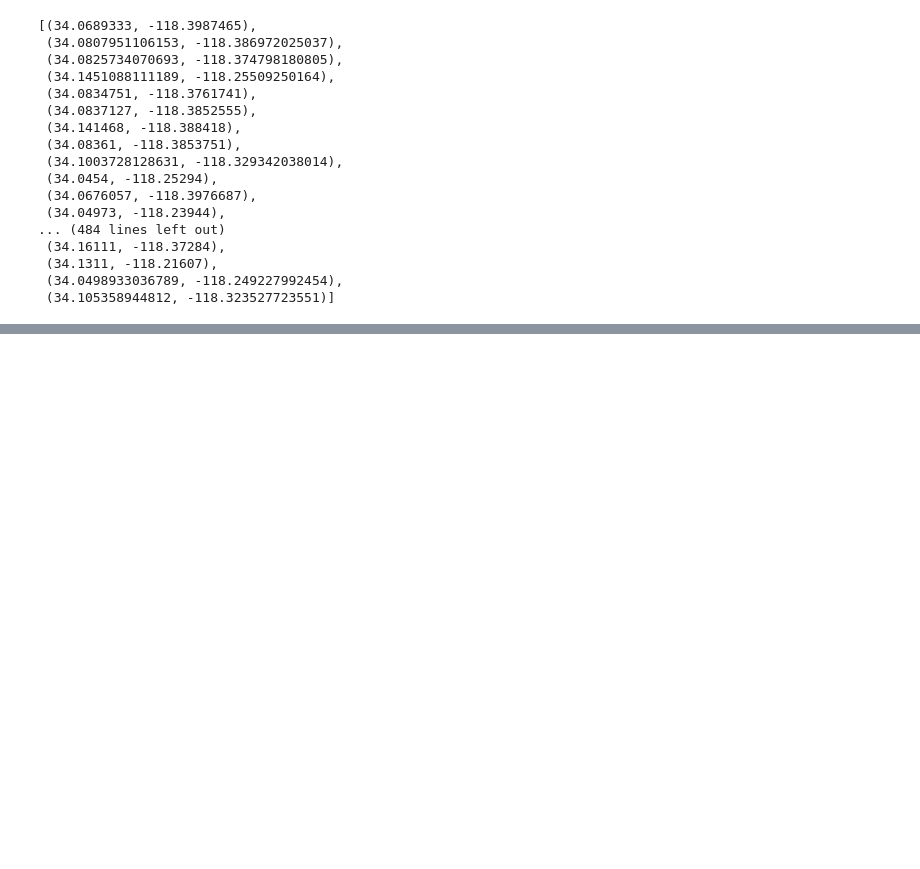
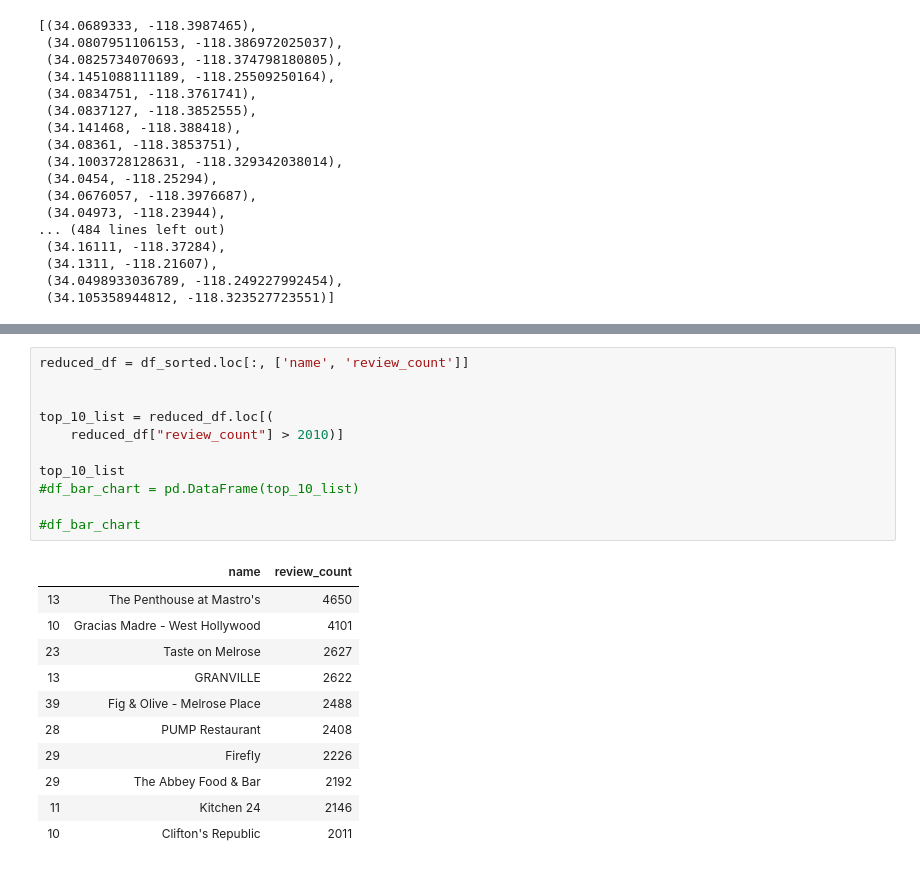
Before and after one commit to jennchang23/harmonious_hummingbirds, a Jupyter notebook: yelp_extract.ipynb, the cells around one changed output, grey strips where cells are left out. Saved outputs shown, nothing was run; the diff lists cells and outputs as text; blank space fills up the shorter version.

```diff
--- a/yelp_extract.ipynb
+++ b/yelp_extract.ipynb
@@ -199,3 +199,26 @@ fig.add_layer(heat_layer)
 fig
 # %% [output]
 [interactive output not drawn]
+# %%
+reduced_df = df_sorted.loc[:, ['name', 'review_count']]
+
+
+top_10_list = reduced_df.loc[(
+    reduced_df["review_count"] > 2010)]
+
+top_10_list
+#df_bar_chart = pd.DataFrame(top_10_list)
+
+#df_bar_chart
+# %% [output]
+|  | name | review_count |
+| 13 | The Penthouse at Mastro's | 4650 |
+| 10 | Gracias Madre - West Hollywood | 4101 |
+| 23 | Taste on Melrose | 2627 |
+| 13 | GRANVILLE | 2622 |
+| 39 | Fig & Olive - Melrose Place | 2488 |
+| 28 | PUMP Restaurant | 2408 |
+| 29 | Firefly | 2226 |
+| 29 | The Abbey Food & Bar | 2192 |
+| 11 | Kitchen 24 | 2146 |
+| 10 | Clifton's Republic | 2011 |
```
Also changed, not shown: parts of 3 cells of this notebook.
